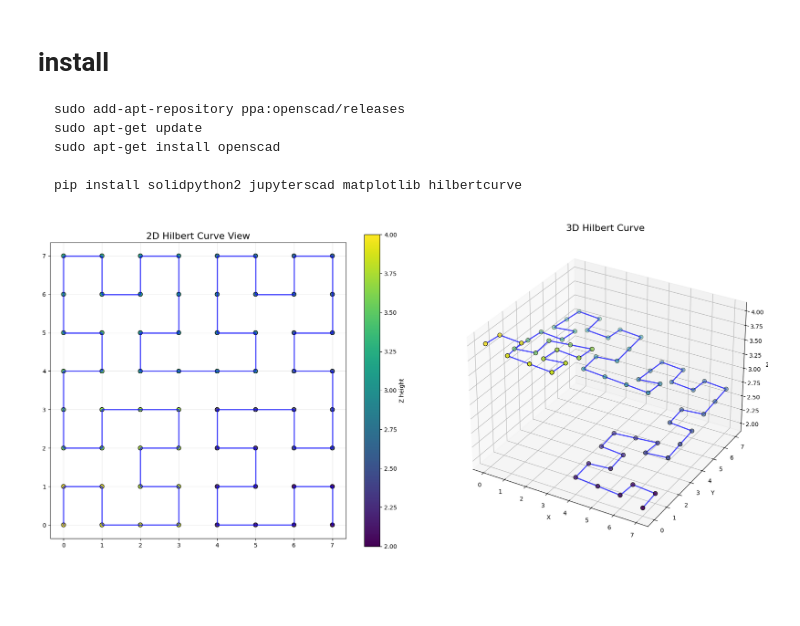
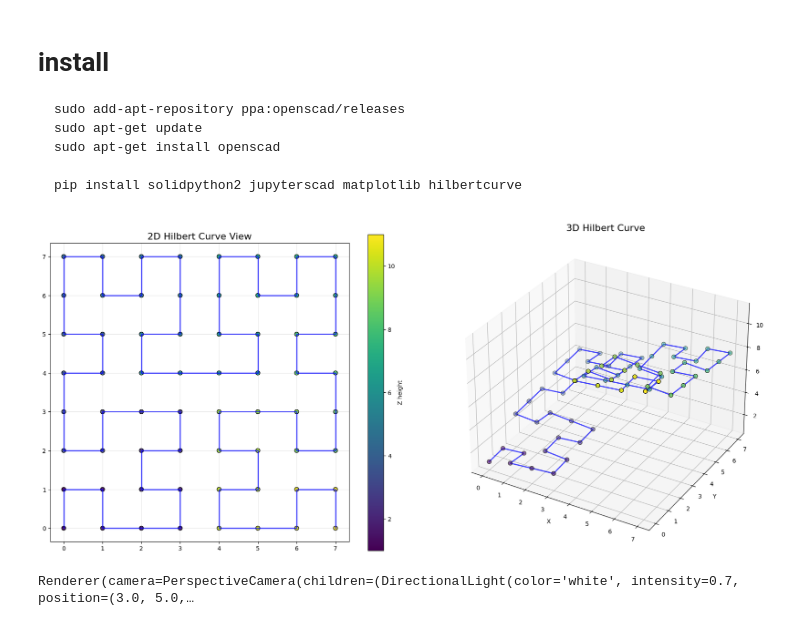
Before and after one commit to eschluntz/marble_maze, a Jupyter notebook: solid_testing.ipynb, the cells around one changed output. Saved outputs shown, nothing was run; the diff lists cells and outputs as text; code cells hidden in the pictures; blank space fills up the shorter version.

```diff
--- a/solid_testing.ipynb
+++ b/solid_testing.ipynb
@@ -13,7 +13,7 @@ import matplotlib.pyplot as plt
 import numpy as np
 from hilbertcurve.hilbertcurve import HilbertCurve
 
-def get_hilbert_3d_curve(order, spacing=1.0, z_size=1.0, z_offset=0.0):
+def get_hilbert_3d_curve(order, spacing:float, z_size: float, z_offset: float):
     dimensions = 2
     hilbert_curve = HilbertCurve(order, dimensions)
     distances_along_curve = list(range(2 ** (dimensions * order)))
@@ -22,12 +22,12 @@ def get_hilbert_3d_curve(order, spacing=1.0, z_size=1.0, z_offset=0.0):
     points *= spacing
 
     # Generate z coordinates with size and offset
-    z_coords = np.linspace(z_size + z_offset, z_offset, len(points))
+    z_coords = np.linspace(z_offset, z_offset + z_size, len(points))
 
     # Create a single numpy array of shape (n, 3)
     return np.column_stack((points, z_coords))
 
-points = get_hilbert_3d_curve(3, 1, 2, 2)
+points = get_hilbert_3d_curve(3, spacing=1, z_size=10, z_offset=1)
 
 
 def plot_hilbert_curve(points, connect_points=True, show_points=True):
@@ -60,31 +60,39 @@ def plot_hilbert_curve(points, connect_points=True, show_points=True):
 
     # Customize the 2D plot
     ax1.set_title('2D Hilbert Curve View', fontsize=16)
     ax1.grid(True, alpha=0.3)
     ax1.set_aspect('equal')
     fig.colorbar(scatter, ax=ax1, label='Z height')
 
     # 3D plot
     ax2 = fig.add_subplot(122, projection='3d')
 
     # Plot the curve (connected points) in 3D
     if connect_points:
         ax2.plot(x_coords, y_coords, z_coords, '-', linewidth=2, color='blue', alpha=0.7)
 
     # Plot the individual points in 3D
     if show_points:
         ax2.scatter(x_coords, y_coords, z_coords, s=50, c=z_coords, cmap='viridis', edgecolors='black')
 
     # Customize the 3D plot
     ax2.set_title('3D Hilbert Curve', fontsize=16)
     ax2.set_xlabel('X')
     ax2.set_ylabel('Y')
     ax2.set_zlabel('Z')
 
     # Adjust layout and show the plot
     plt.tight_layout()
     plt.show()
 
 plot_hilbert_curve(points)
 # %% [output]
-[figure, old version]
+[figure, new version]
+# %%
+# demo showing how to use jupyterscad
+from jupyterscad import view
+from solid2 import cube
+
+view(cube([1.5,2,1],center=True), outfile='cube.stl')
+# %% [output]
+Renderer(camera=PerspectiveCamera(children=(DirectionalLight(color='white', intensity=0.7, position=(3.0, 5.0,…
```
Also changed, not shown: parts of 1 cell of this notebook, 1 other file.
